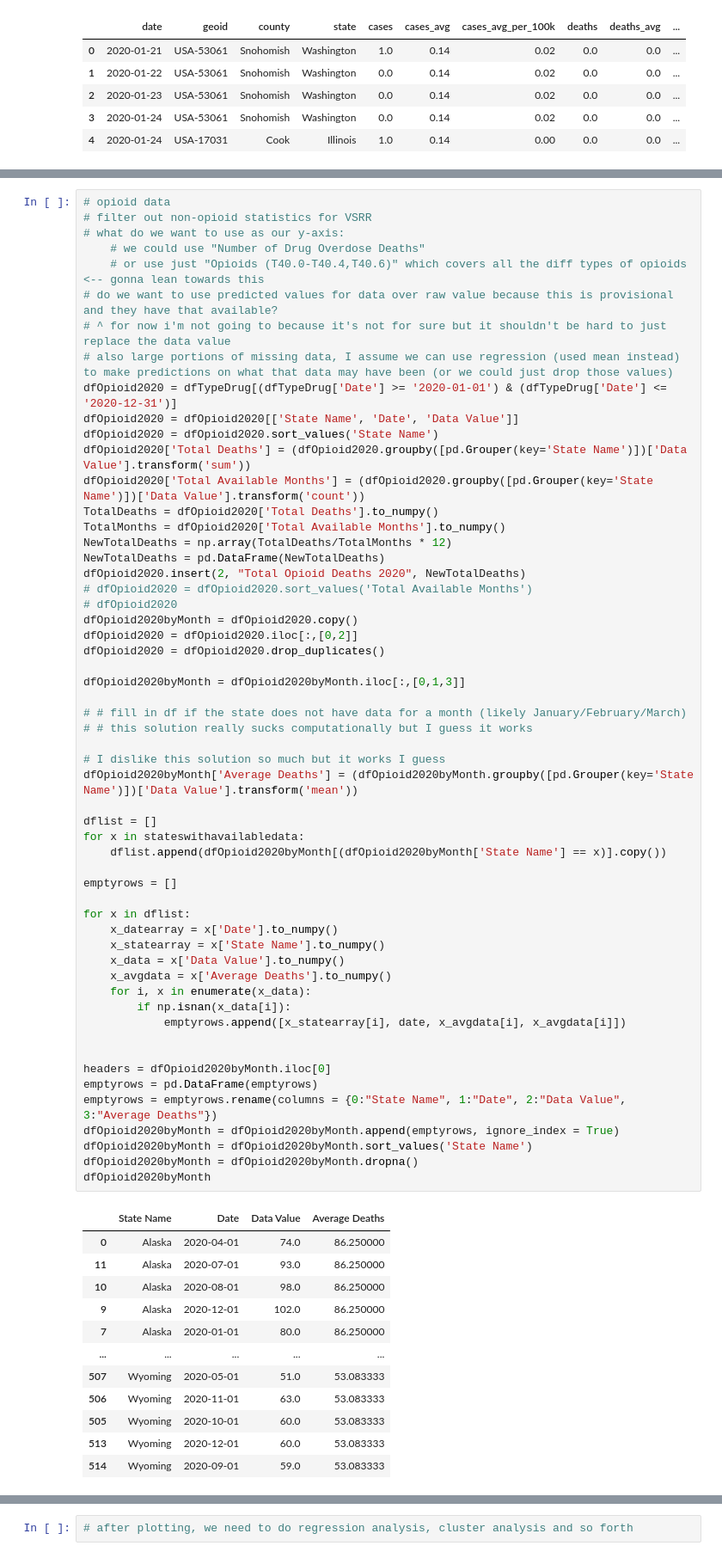
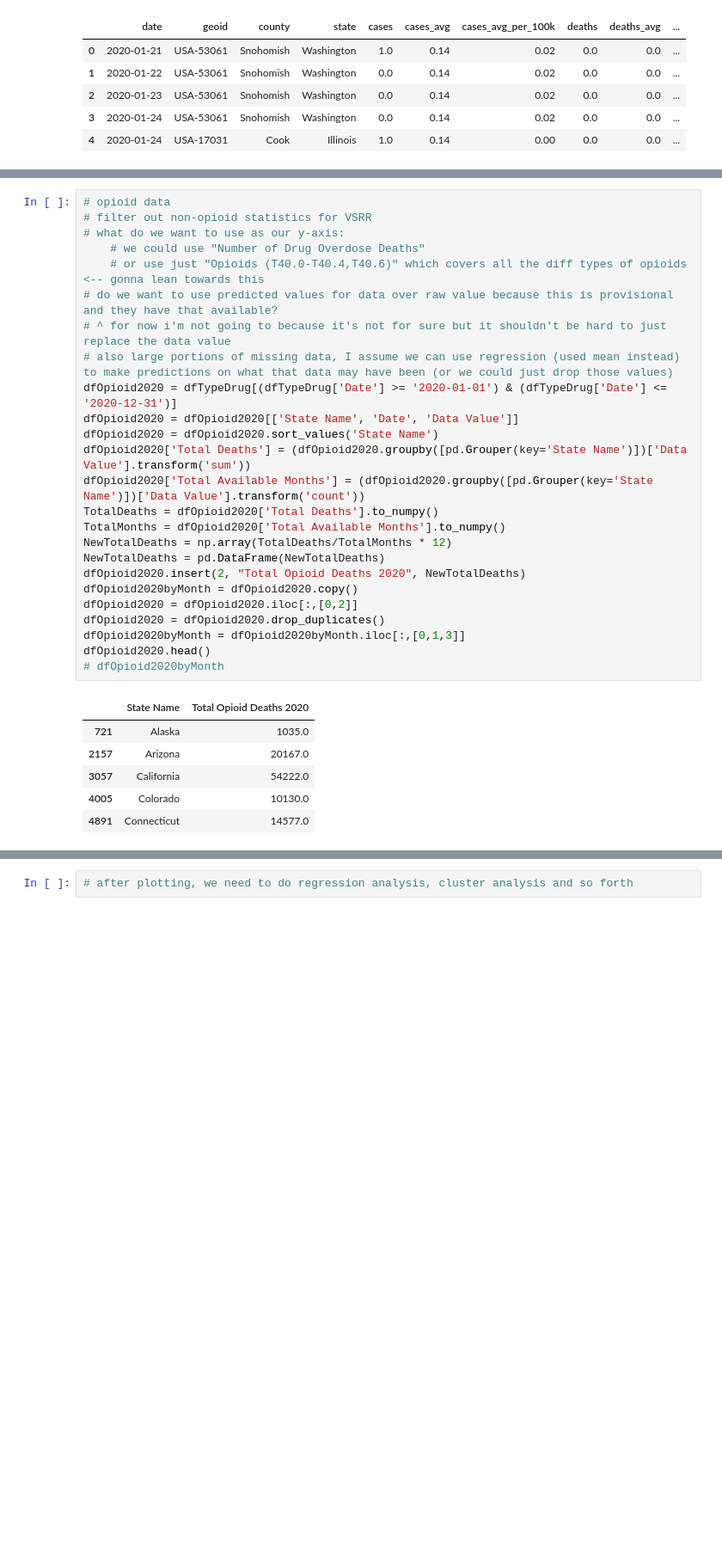
Before and after one commit to AM-Mahon/data-mining-semester-project, a Jupyter notebook: Data Cleaning Template.ipynb, the cells around one changed output, grey strips where cells are left out. Shown: that part at 86% size. Drawn from its saved outputs; the diff is of its cells as text; blank space fills up the shorter version.

```diff
--- a/Data Cleaning Template.ipynb
+++ b/Data Cleaning Template.ipynb
@@ -204,69 +202,32 @@ def descriptivestatistics(df, col_header):
 # %%
 # opioid data
 # filter out non-opioid statistics for VSRR
 # what do we want to use as our y-axis:
     # we could use "Number of Drug Overdose Deaths"
     # or use just "Opioids (T40.0-T40.4,T40.6)" which covers all the diff types of opioids <-- gonna lean towards this
 # do we want to use predicted values for data over raw value because this is provisional and they have that available?
 # ^ for now i'm not going to because it's not for sure but it shouldn't be hard to just replace the data value
 # also large portions of missing data, I assume we can use regression (used mean instead) to make predictions on what that data may have been (or we could just drop those values)
 dfOpioid2020 = dfTypeDrug[(dfTypeDrug['Date'] >= '2020-01-01') & (dfTypeDrug['Date'] <= '2020-12-31')]
 dfOpioid2020 = dfOpioid2020[['State Name', 'Date', 'Data Value']]
 dfOpioid2020 = dfOpioid2020.sort_values('State Name')
 dfOpioid2020['Total Deaths'] = (dfOpioid2020.groupby([pd.Grouper(key='State Name')])['Data Value'].transform('sum'))
 dfOpioid2020['Total Available Months'] = (dfOpioid2020.groupby([pd.Grouper(key='State Name')])['Data Value'].transform('count'))
 TotalDeaths = dfOpioid2020['Total Deaths'].to_numpy()
 TotalMonths = dfOpioid2020['Total Available Months'].to_numpy()
 NewTotalDeaths = np.array(TotalDeaths/TotalMonths * 12)
 NewTotalDeaths = pd.DataFrame(NewTotalDeaths)
 dfOpioid2020.insert(2, "Total Opioid Deaths 2020", NewTotalDeaths)
-# dfOpioid2020 = dfOpioid2020.sort_values('Total Available Months')
-# dfOpioid2020
 dfOpioid2020byMonth = dfOpioid2020.copy()
 dfOpioid2020 = dfOpioid2020.iloc[:,[0,2]]
 dfOpioid2020 = dfOpioid2020.drop_duplicates()
-
 dfOpioid2020byMonth = dfOpioid2020byMonth.iloc[:,[0,1,3]]
-
-# # fill in df if the state does not have data for a month (likely January/February/March)
-# # this solution really sucks computationally but I guess it works
-
-# I dislike this solution so much but it works I guess
-dfOpioid2020byMonth['Average Deaths'] = (dfOpioid2020byMonth.groupby([pd.Grouper(key='State Name')])['Data Value'].transform('mean'))
-
-dflist = []
-for x in stateswithavailabledata:
-    dflist.append(dfOpioid2020byMonth[(dfOpioid2020byMonth['State Name'] == x)].copy())
-
-emptyrows = []
-
-for x in dflist:
-    x_datearray = x['Date'].to_numpy()
-    x_statearray = x['State Name'].to_numpy()
-    x_data = x['Data Value'].to_numpy()
-    x_avgdata = x['Average Deaths'].to_numpy()
-    for i, x in enumerate(x_data):
-        if np.isnan(x_data[i]):
-            emptyrows.append([x_statearray[i], date, x_avgdata[i], x_avgdata[i]])
-
-
-headers = dfOpioid2020byMonth.iloc[0]
-emptyrows = pd.DataFrame(emptyrows)
-emptyrows = emptyrows.rename(columns = {0:"State Name", 1:"Date", 2:"Data Value", 3:"Average Deaths"})
-dfOpioid2020byMonth = dfOpioid2020byMonth.append(emptyrows, ignore_index = True)
-dfOpioid2020byMonth = dfOpioid2020byMonth.sort_values('State Name')
-dfOpioid2020byMonth = dfOpioid2020byMonth.dropna()
-dfOpioid2020byMonth
+dfOpioid2020.head()
+# dfOpioid2020byMonth
 # %% [output]
-|  | State Name | Date | Data Value | Average Deaths |
-| 0 | Alaska | 2020-04-01 | 74.0 | 86.250000 |
-| 11 | Alaska | 2020-07-01 | 93.0 | 86.250000 |
-| 10 | Alaska | 2020-08-01 | 98.0 | 86.250000 |
-| 9 | Alaska | 2020-12-01 | 102.0 | 86.250000 |
-| 7 | Alaska | 2020-01-01 | 80.0 | 86.250000 |
-| ... | ... | ... | ... | ... |
-| 507 | Wyoming | 2020-05-01 | 51.0 | 53.083333 |
-| 506 | Wyoming | 2020-11-01 | 63.0 | 53.083333 |
-| 505 | Wyoming | 2020-10-01 | 60.0 | 53.083333 |
-| 513 | Wyoming | 2020-12-01 | 60.0 | 53.083333 |
-| 514 | Wyoming | 2020-09-01 | 59.0 | 53.083333 |
+|  | State Name | Total Opioid Deaths 2020 |
+| 721 | Alaska | 1035.0 |
+| 2157 | Arizona | 20167.0 |
+| 3057 | California | 54222.0 |
+| 4005 | Colorado | 10130.0 |
+| 4891 | Connecticut | 14577.0 |
```
Also changed, not shown: parts of 22 cells of this notebook.
